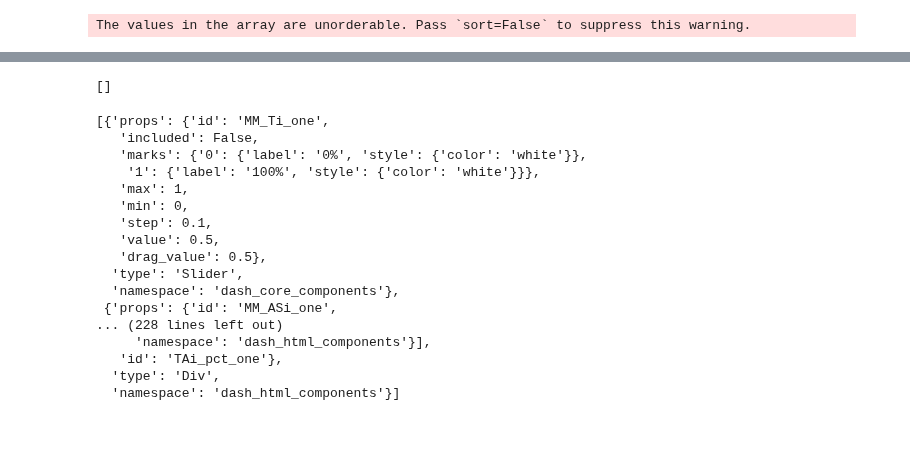
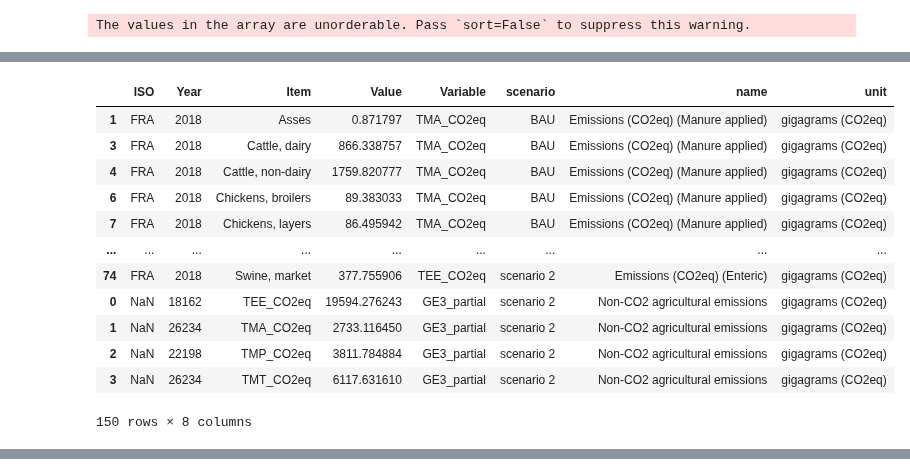
Before and after one commit to simonzabrocki/SimulationDashboard, a Jupyter notebook: draft.ipynb, the cells around one changed output, grey strips where cells are left out. Cells and saved outputs as stored; diff of their text form; code cells hidden in the pictures; blank space fills up the shorter version.

```diff
--- a/draft.ipynb
+++ b/draft.ipynb
@@ -188,3 +243,19 @@ fig
+# %%
+df
+# %% [output]
+|  | ISO | Year | Item | Value | Variable | scenario | name | unit |
+| 1 | FRA | 2018 | Asses | 0.871797 | TMA_CO2eq | BAU | Emissions (CO2eq) (Manure applied) | gigagrams (CO2eq) |
+| 3 | FRA | 2018 | Cattle, dairy | 866.338757 | TMA_CO2eq | BAU | Emissions (CO2eq) (Manure applied) | gigagrams (CO2eq) |
+| 4 | FRA | 2018 | Cattle, non-dairy | 1759.820777 | TMA_CO2eq | BAU | Emissions (CO2eq) (Manure applied) | gigagrams (CO2eq) |
+| 6 | FRA | 2018 | Chickens, broilers | 89.383033 | TMA_CO2eq | BAU | Emissions (CO2eq) (Manure applied) | gigagrams (CO2eq) |
+| 7 | FRA | 2018 | Chickens, layers | 86.495942 | TMA_CO2eq | BAU | Emissions (CO2eq) (Manure applied) | gigagrams (CO2eq) |
+| ... | ... | ... | ... | ... | ... | ... | ... | ... |
+| 74 | FRA | 2018 | Swine, market | 377.755906 | TEE_CO2eq | scenario 2 | Emissions (CO2eq) (Enteric) | gigagrams (CO2eq) |
+| 0 | NaN | 18162 | TEE_CO2eq | 19594.276243 | GE3_partial | scenario 2 | Non-CO2 agricultural emissions | gigagrams (CO2eq) |
+| 1 | NaN | 26234 | TMA_CO2eq | 2733.116450 | GE3_partial | scenario 2 | Non-CO2 agricultural emissions | gigagrams (CO2eq) |
+| 2 | NaN | 22198 | TMP_CO2eq | 3811.784884 | GE3_partial | scenario 2 | Non-CO2 agricultural emissions | gigagrams (CO2eq) |
+| 3 | NaN | 26234 | TMT_CO2eq | 6117.631610 | GE3_partial | scenario 2 | Non-CO2 agricultural emissions | gigagrams (CO2eq) |
+150 rows × 8 columns
 # %%
 sankeyplot(df, 'Item', 'Variable')
 # %% [output]
@@ -197,24 +262,0 @@ def get_ided_comp_from_box(box):
-# %%
-get_ided_comp_from_box(ided_comp[2]['props']['children'][0])
-# %% [output]
-[]
-# %%
-ided_comp
-# %% [output]
-[{'props': {'id': 'MM_Ti_one',
-   'included': False,
-   'marks': {'0': {'label': '0%', 'style': {'color': 'white'}},
-    '1': {'label': '100%', 'style': {'color': 'white'}}},
-   'max': 1,
-   'min': 0,
-   'step': 0.1,
-   'value': 0.5,
-   'drag_value': 0.5},
-  'type': 'Slider',
-  'namespace': 'dash_core_components'},
- {'props': {'id': 'MM_ASi_one',
-... (228 lines left out)
-     'namespace': 'dash_html_components'}],
-   'id': 'TAi_pct_one'},
-  'type': 'Div',
-  'namespace': 'dash_html_components'}]
```
Also changed, not shown: parts of 15 cells of this notebook, 4 other files.
